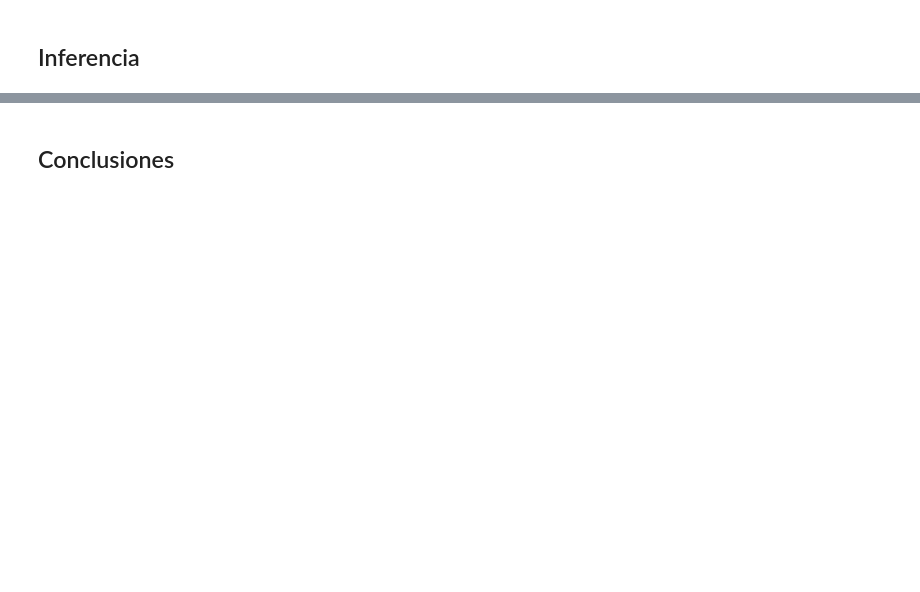
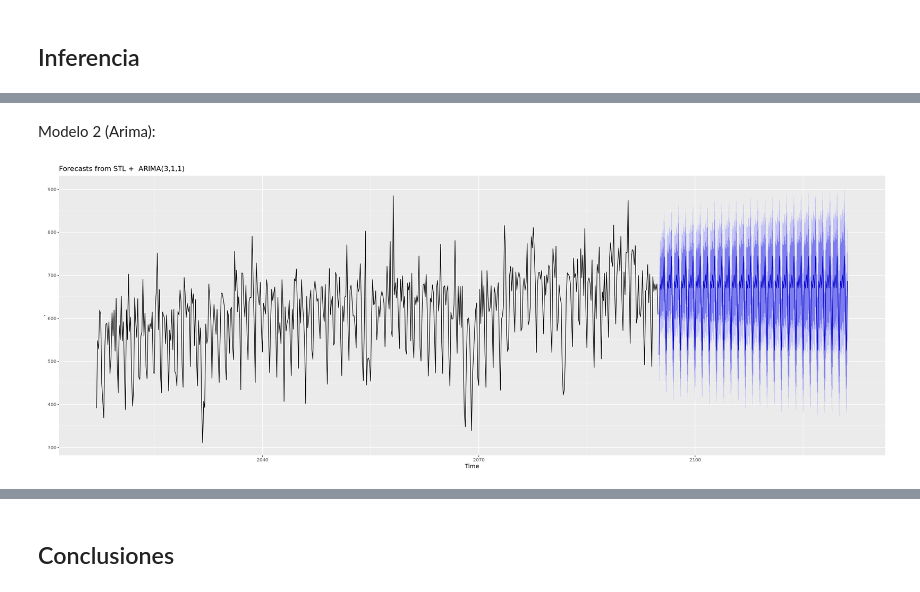
Before and after one commit to prope-2020-gh-classroom/practica-final-por-equipos-verano-2020-itam-atos-wk, a Jupyter notebook: practica_final_equipo_10.ipynb, the cells around one changed output, grey strips where cells are left out. Drawn from its saved outputs; the diff is of its cells as text; code cells hidden in the pictures; blank space fills up the shorter version.

```diff
--- a/practica_final_equipo_10.ipynb
+++ b/practica_final_equipo_10.ipynb
@@ -282,0 +347,7 @@ denuncias %>%
+# %% [markdown]
+Modelo 2 (Arima):
+# %%
+mod2 <- y %>% stlf(h = n, method = "arima")
+mod2 %>% autoplot()
+# %% [output]
+[figure, added]
```
Also changed, not shown: parts of 41 cells of this notebook.
